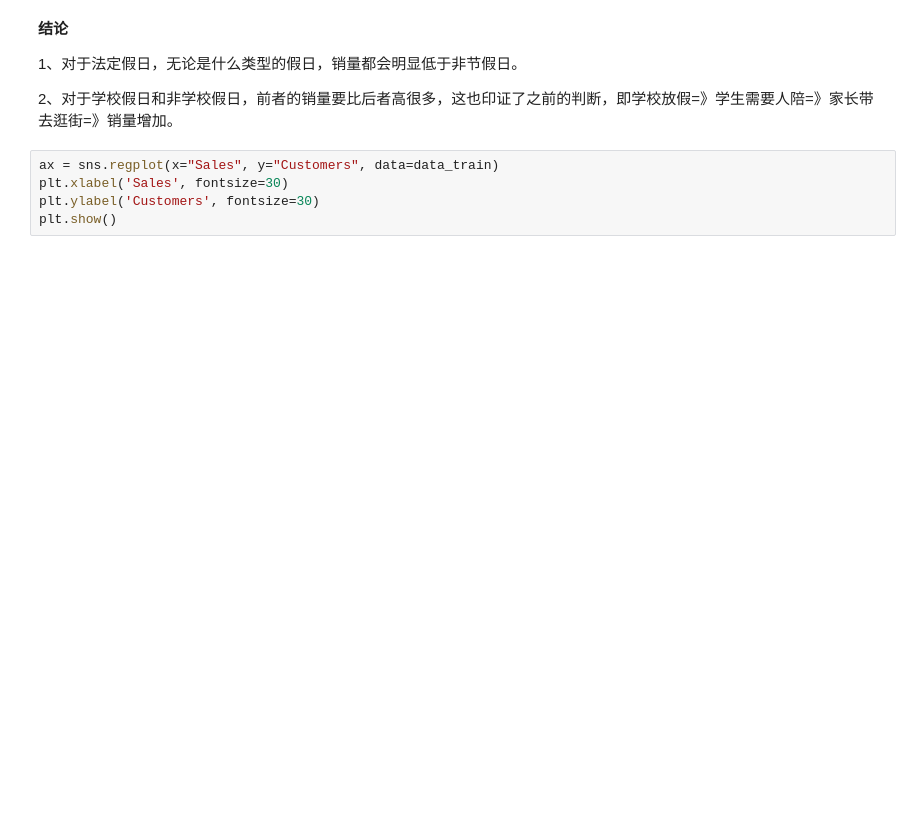
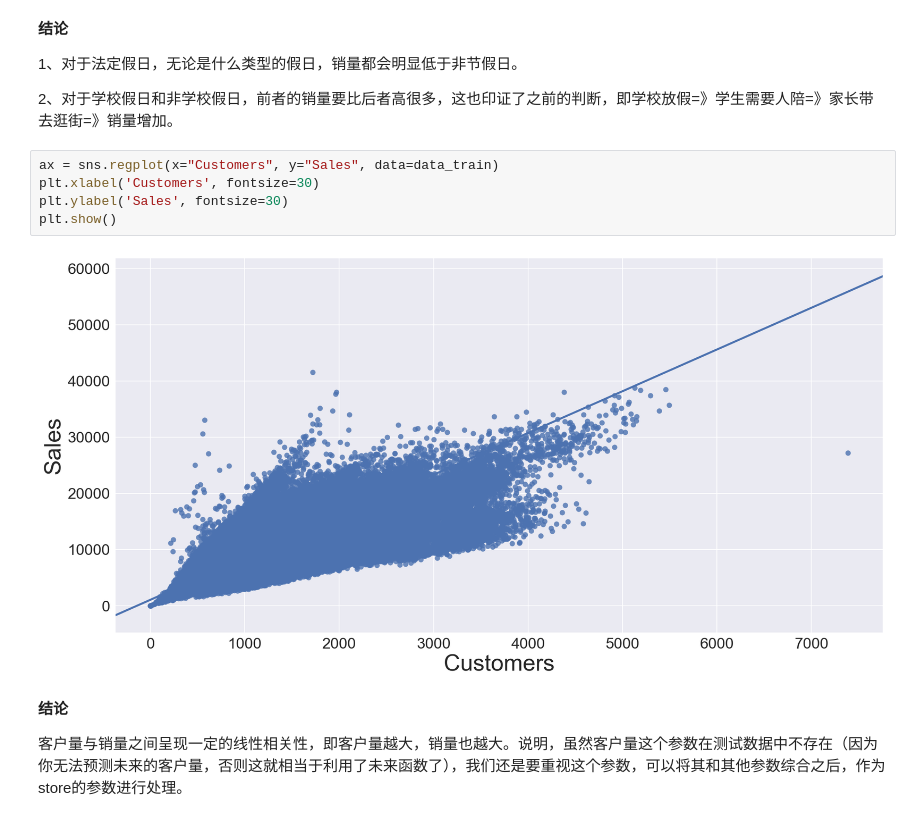
Before and after one commit to china10s/Udacity_ML, a Jupyter notebook: Forecast_Rossmann_Store_Sales/JupyterNoteboook/visable_explore.ipynb, the cells around one changed output. Saved outputs shown, nothing was run; the diff lists cells and outputs as text; blank space fills up the shorter version.

Commit message:
Forecast_Rossmann_Store_Sales 描述

```diff
--- a/Forecast_Rossmann_Store_Sales/JupyterNoteboook/visable_explore.ipynb
+++ b/Forecast_Rossmann_Store_Sales/JupyterNoteboook/visable_explore.ipynb
@@ -132,10 +135,16 @@ plt.show()
 
 2、对于学校假日和非学校假日，前者的销量要比后者高很多，这也印证了之前的判断，即学校放假=》学生需要人陪=》家长带去逛街=》销量增加。
 # %%
-ax = sns.regplot(x="Sales", y="Customers", data=data_train)
-plt.xlabel('Sales', fontsize=30)
-plt.ylabel('Customers', fontsize=30)
+ax = sns.regplot(x="Customers", y="Sales", data=data_train)
+plt.xlabel('Customers', fontsize=30)
+plt.ylabel('Sales', fontsize=30)
 plt.show()
+# %% [output]
+[figure, added]
+# %% [markdown]
+**结论**
+
+客户量与销量之间呈现一定的线性相关性，即客户量越大，销量也越大。说明，虽然客户量这个参数在测试数据中不存在（因为你无法预测未来的客户量，否则这就相当于利用了未来函数了），我们还是要重视这个参数，可以将其和其他参数综合之后，作为store的参数进行处理。
 # %%
 ax = sns.barplot(x="Assortment", y="Sales",data=data_train_all,ci=0)
 plt.xlabel('Assortment', fontsize=30)
```
Also changed, not shown: parts of 17 cells of this notebook, 5 other files.
